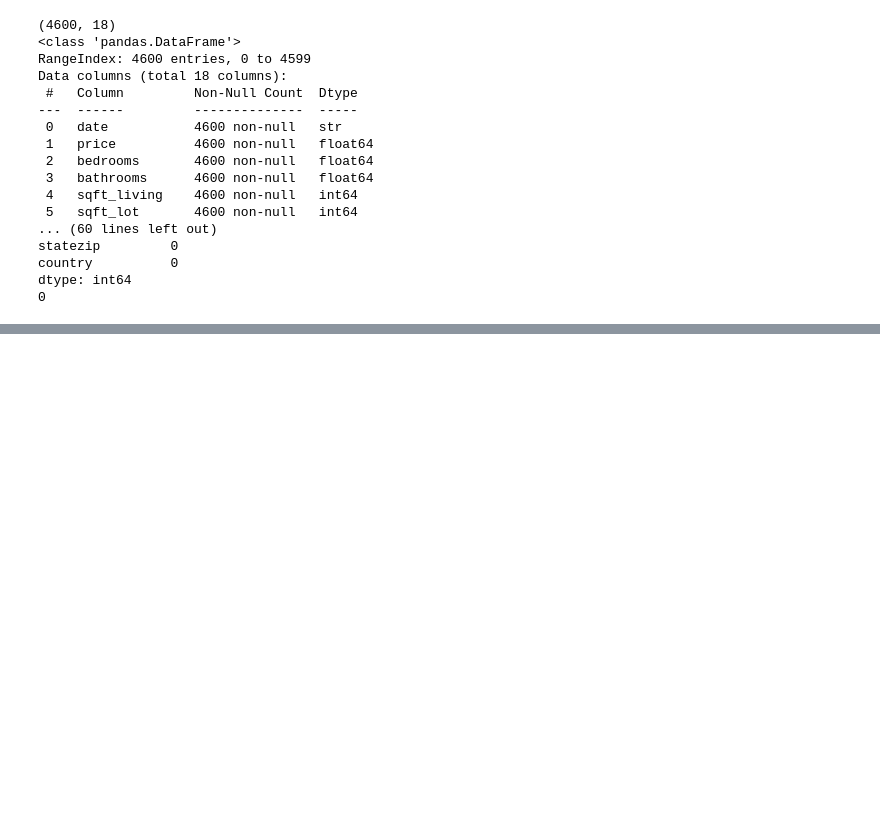
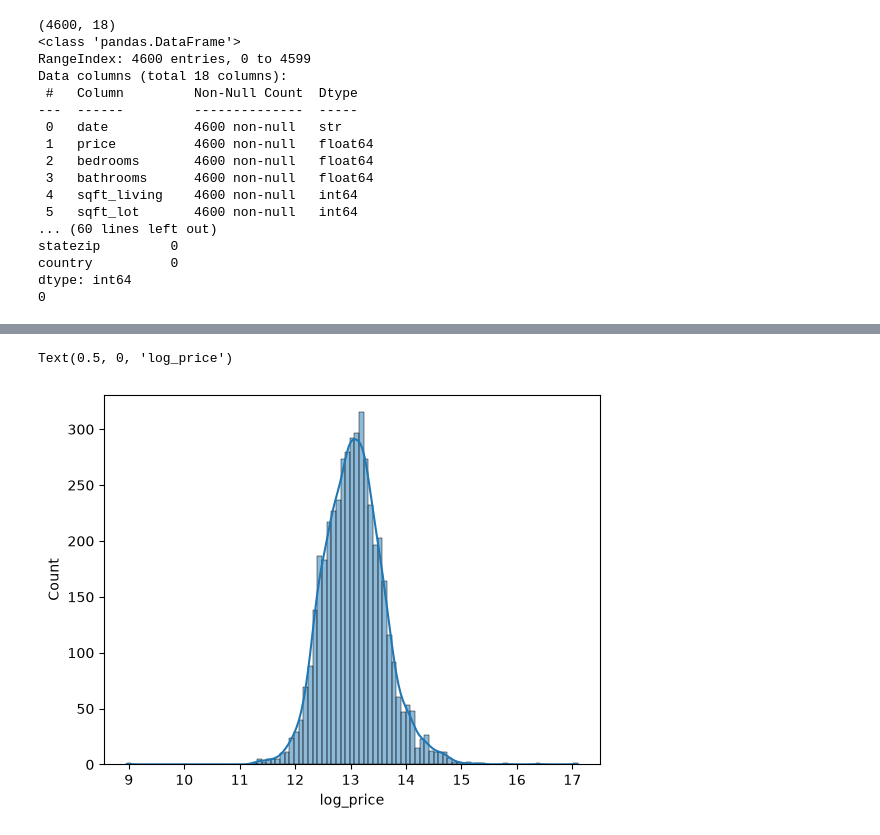
Before and after one commit to basharat68-jutt/Home-Price-Prediction-Deployed-Project, a Jupyter notebook: train.ipynb, the cells around one changed output, grey strips where cells are left out. Cells and saved outputs as stored; diff of their text form; code cells hidden in the pictures; blank space fills up the shorter version.

```diff
--- a/train.ipynb
+++ b/train.ipynb
@@ -41,0 +63,7 @@ dtype: int64
+# %%
+df = df[df['price']>0]
+sns.histplot(np.log1p(df['price']), kde=True)
+plt.xlabel('log_price')
+# %% [output]
+Text(0.5, 0, 'log_price')
+[figure, added]
```
Also changed, not shown: parts of 6 cells of this notebook.
